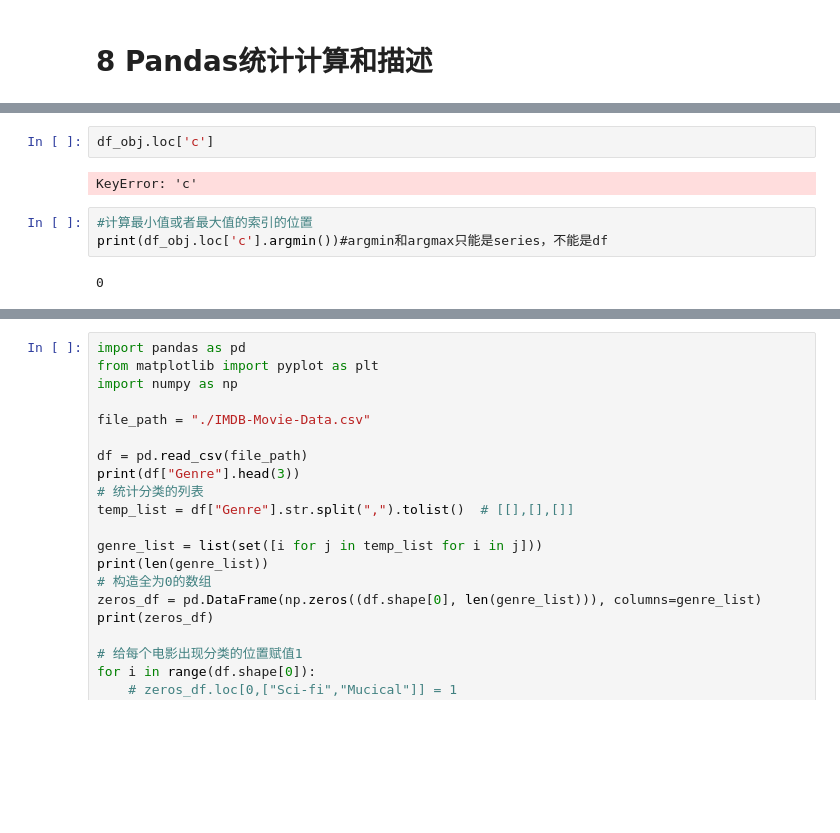
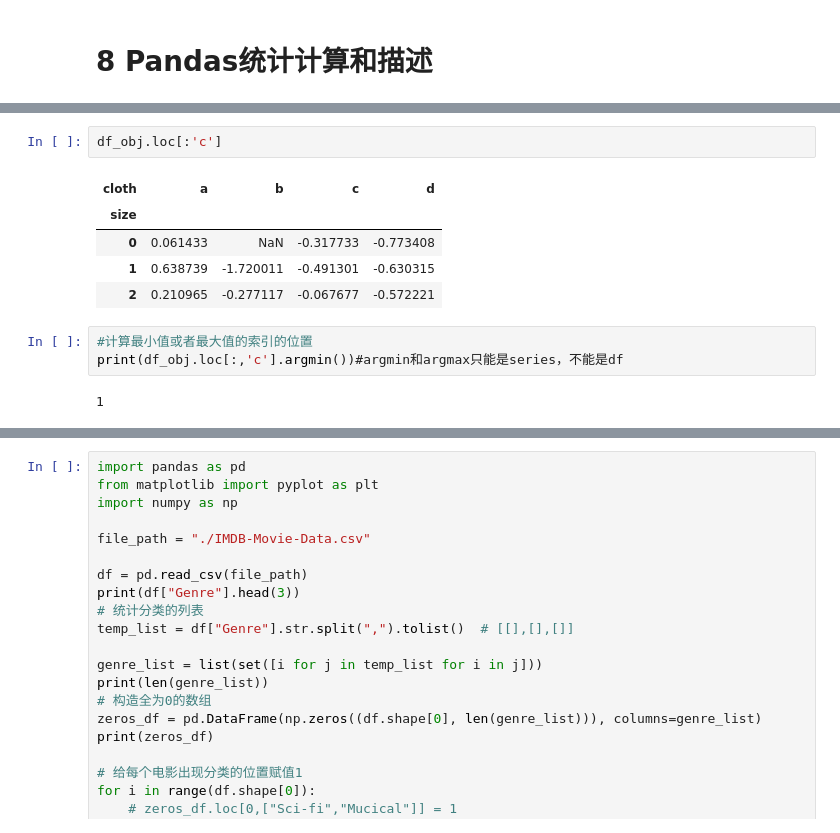
Before and after one commit to disloot/pythonProject, a Jupyter notebook: day54/pandas学习3.ipynb, the cells around one changed output, grey strips where cells are left out. Drawn from its saved outputs; the diff is of its cells as text; blank space fills up the shorter version.

```diff
--- a/day54/pandas学习3.ipynb
+++ b/day54/pandas学习3.ipynb
@@ -740,12 +740,16 @@ max    0.388694 -0.743590  1.482919  0.298301
 # %%
-df_obj.loc['c']
+df_obj.loc[:'c']
 # %% [output]
-KeyError: 'c'
+| cloth | a | b | c | d |
+| size |  |  |  |  |
+| 0 | 0.061433 | NaN | -0.317733 | -0.773408 |
+| 1 | 0.638739 | -1.720011 | -0.491301 | -0.630315 |
+| 2 | 0.210965 | -0.277117 | -0.067677 | -0.572221 |
 # %%
 #计算最小值或者最大值的索引的位置
-print(df_obj.loc['c'].argmin())#argmin和argmax只能是series，不能是df
+print(df_obj.loc[:,'c'].argmin())#argmin和argmax只能是series，不能是df
 # %% [output]
-0
+1
 # %%
 df_obj.idxmin(axis=1)  #计算最小值或者最大值的索引值
 # %% [output]
```
Also changed, not shown: parts of 24 cells of this notebook, 23 other files.
